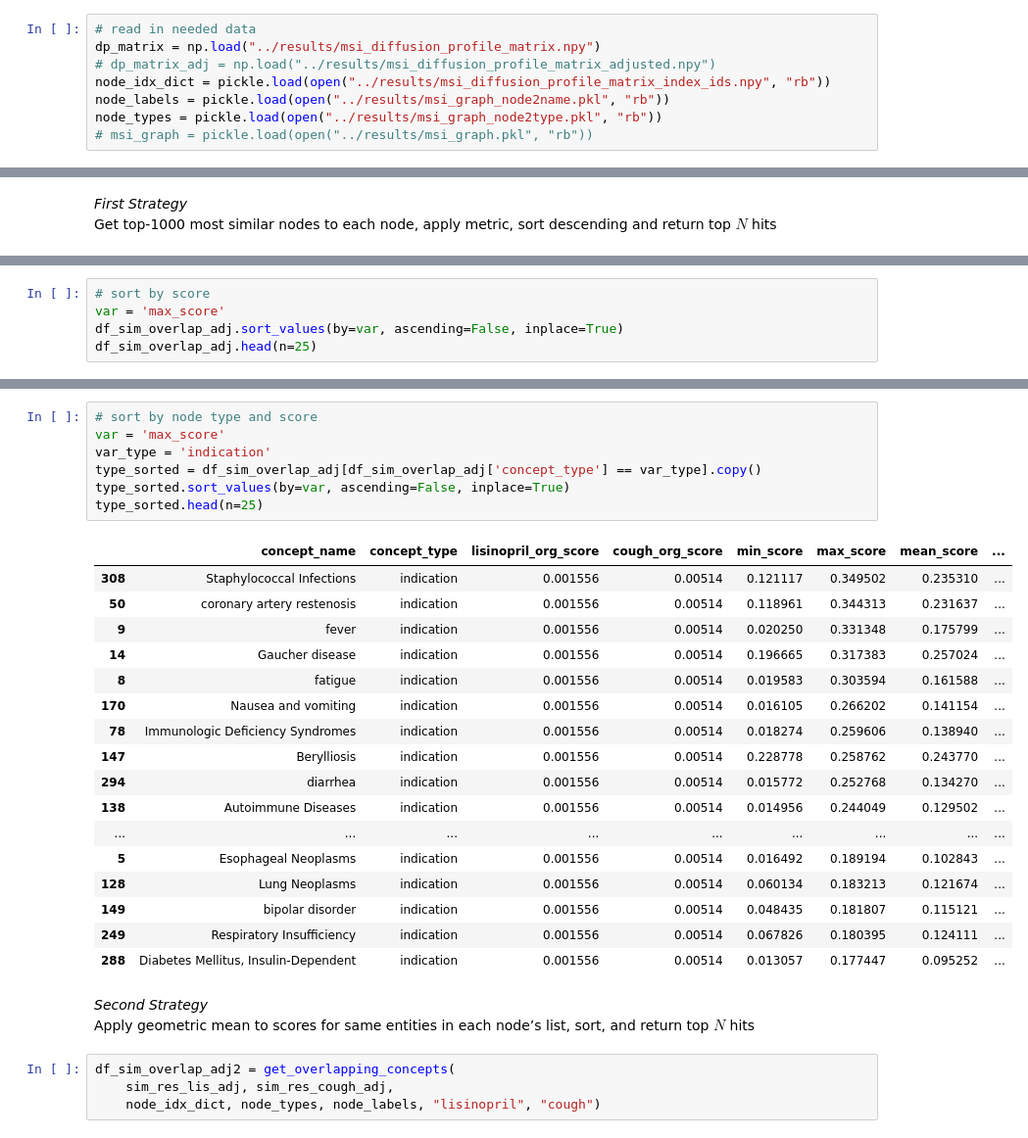
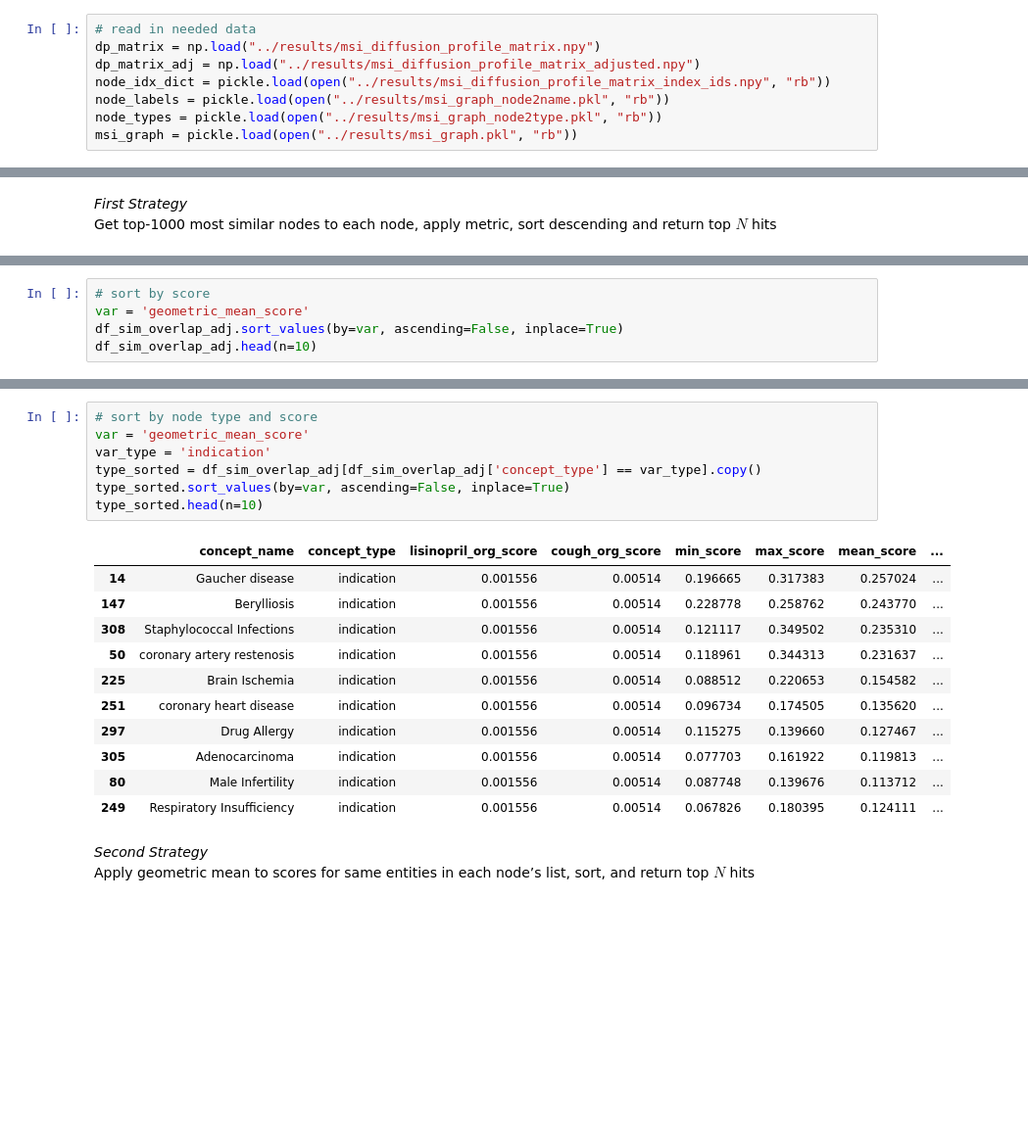
Before and after one commit to callahantiff/multiscale-interactome, a Jupyter notebook: experiments/experiment1.ipynb, the cells around one changed output, grey strips where cells are left out. Shown at 98% size. Saved outputs shown, nothing was run; the diff lists cells and outputs as text; blank space fills up the shorter version.

```diff
--- a/experiments/experiment1.ipynb
+++ b/experiments/experiment1.ipynb
@@ -86,8 +86,8 @@ plt.style.use('ggplot')
 # %%
 # read in needed data
 dp_matrix = np.load("../results/msi_diffusion_profile_matrix.npy")
-# dp_matrix_adj = np.load("../results/msi_diffusion_profile_matrix_adjusted.npy")
+dp_matrix_adj = np.load("../results/msi_diffusion_profile_matrix_adjusted.npy")
 node_idx_dict = pickle.load(open("../results/msi_diffusion_profile_matrix_index_ids.npy", "rb"))
 node_labels = pickle.load(open("../results/msi_graph_node2name.pkl", "rb"))
 node_types = pickle.load(open("../results/msi_graph_node2type.pkl", "rb"))
-# msi_graph = pickle.load(open("../results/msi_graph.pkl", "rb"))
+msi_graph = pickle.load(open("../results/msi_graph.pkl", "rb"))
@@ -840,7 +725,7 @@ df_sim_overlap_adj = get_overlapping_concepts(
 # %%
 # sort by score
-var = 'max_score'
+var = 'geometric_mean_score'
 df_sim_overlap_adj.sort_values(by=var, ascending=False, inplace=True)
-df_sim_overlap_adj.head(n=25)
+df_sim_overlap_adj.head(n=10)
 # %% [output]
 |  | concept_name | concept_type | lisinopril_org_score | cough_org_score | min_score | max_score | mean_score | ... |
@@ -863,32 +742,22 @@ df_sim_overlap_adj.head(n=25)
 # %%
 # sort by node type and score
-var = 'max_score'
+var = 'geometric_mean_score'
 var_type = 'indication'
 type_sorted = df_sim_overlap_adj[df_sim_overlap_adj['concept_type'] == var_type].copy()
 type_sorted.sort_values(by=var, ascending=False, inplace=True)
-type_sorted.head(n=25)
+type_sorted.head(n=10)
 # %% [output]
 |  | concept_name | concept_type | lisinopril_org_score | cough_org_score | min_score | max_score | mean_score | ... |
+| 14 | Gaucher disease | indication | 0.001556 | 0.00514 | 0.196665 | 0.317383 | 0.257024 | ... |
+| 147 | Berylliosis | indication | 0.001556 | 0.00514 | 0.228778 | 0.258762 | 0.243770 | ... |
 | 308 | Staphylococcal Infections | indication | 0.001556 | 0.00514 | 0.121117 | 0.349502 | 0.235310 | ... |
 | 50 | coronary artery restenosis | indication | 0.001556 | 0.00514 | 0.118961 | 0.344313 | 0.231637 | ... |
-| 9 | fever | indication | 0.001556 | 0.00514 | 0.020250 | 0.331348 | 0.175799 | ... |
-| 14 | Gaucher disease | indication | 0.001556 | 0.00514 | 0.196665 | 0.317383 | 0.257024 | ... |
-| 8 | fatigue | indication | 0.001556 | 0.00514 | 0.019583 | 0.303594 | 0.161588 | ... |
-| 170 | Nausea and vomiting | indication | 0.001556 | 0.00514 | 0.016105 | 0.266202 | 0.141154 | ... |
-| 78 | Immunologic Deficiency Syndromes | indication | 0.001556 | 0.00514 | 0.018274 | 0.259606 | 0.138940 | ... |
-| 147 | Berylliosis | indication | 0.001556 | 0.00514 | 0.228778 | 0.258762 | 0.243770 | ... |
-| 294 | diarrhea | indication | 0.001556 | 0.00514 | 0.015772 | 0.252768 | 0.134270 | ... |
-| 138 | Autoimmune Diseases | indication | 0.001556 | 0.00514 | 0.014956 | 0.244049 | 0.129502 | ... |
-| ... | ... | ... | ... | ... | ... | ... | ... | ... |
-| 5 | Esophageal Neoplasms | indication | 0.001556 | 0.00514 | 0.016492 | 0.189194 | 0.102843 | ... |
-| 128 | Lung Neoplasms | indication | 0.001556 | 0.00514 | 0.060134 | 0.183213 | 0.121674 | ... |
-| 149 | bipolar disorder | indication | 0.001556 | 0.00514 | 0.048435 | 0.181807 | 0.115121 | ... |
+| 225 | Brain Ischemia | indication | 0.001556 | 0.00514 | 0.088512 | 0.220653 | 0.154582 | ... |
+| 251 | coronary heart disease | indication | 0.001556 | 0.00514 | 0.096734 | 0.174505 | 0.135620 | ... |
+| 297 | Drug Allergy | indication | 0.001556 | 0.00514 | 0.115275 | 0.139660 | 0.127467 | ... |
+| 305 | Adenocarcinoma | indication | 0.001556 | 0.00514 | 0.077703 | 0.161922 | 0.119813 | ... |
+| 80 | Male Infertility | indication | 0.001556 | 0.00514 | 0.087748 | 0.139676 | 0.113712 | ... |
 | 249 | Respiratory Insufficiency | indication | 0.001556 | 0.00514 | 0.067826 | 0.180395 | 0.124111 | ... |
-| 288 | Diabetes Mellitus, Insulin-Dependent | indication | 0.001556 | 0.00514 | 0.013057 | 0.177447 | 0.095252 | ... |
 # %% [markdown]
 *Second Strategy*
 Apply geometric mean to scores for same entities in each node’s list, sort, and return top $N$ hits
-# %%
-df_sim_overlap_adj2 = get_overlapping_concepts(
-    sim_res_lis_adj, sim_res_cough_adj,
-    node_idx_dict, node_types, node_labels, "lisinopril", "cough")
```
Also changed, not shown: parts of 21 cells of this notebook.
